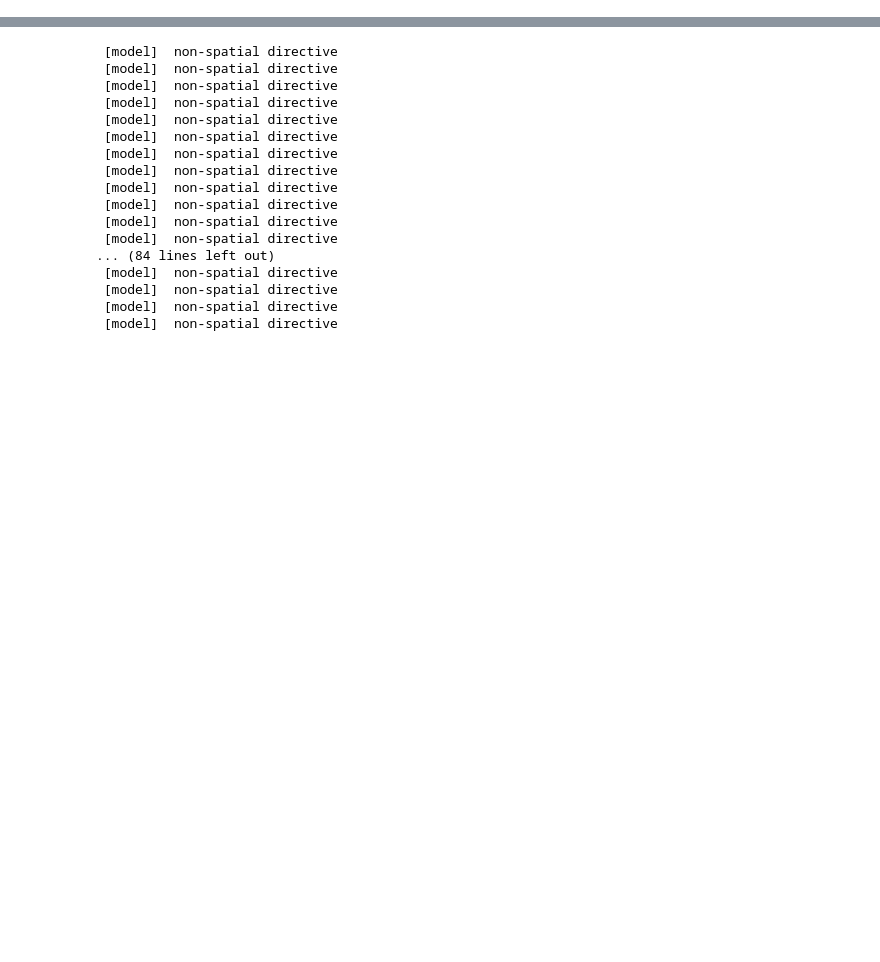
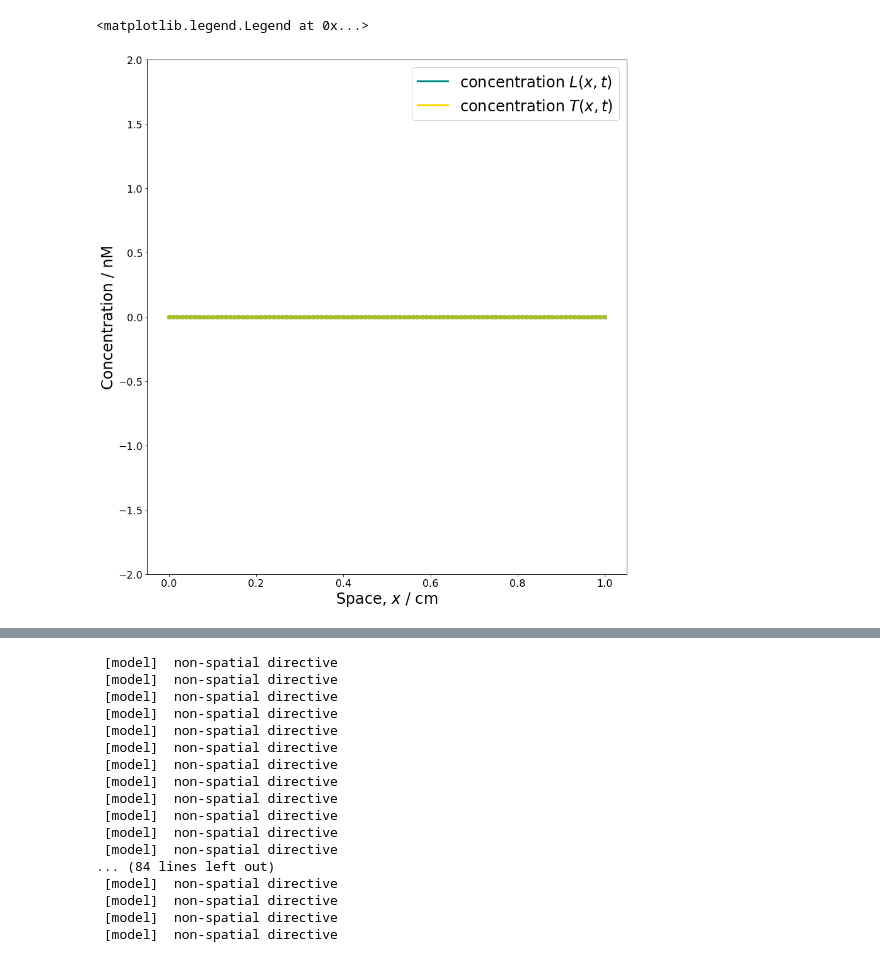
Before and after one commit to gszep/double-exclusive-reporter, a Jupyter notebook: whiteboard.ipynb, the cells around one changed output, grey strips where cells are left out. Drawn from its saved outputs; the diff is of its cells as text; code cells hidden in the pictures; blank space fills up the shorter version.

```diff
--- a/whiteboard.ipynb
+++ b/whiteboard.ipynb
@@ -39,16 +42,0 @@ grid(True)
-# %%
-
-file_path = 'simplified-model.crn'
-self = fromcrn(file_path)
-
-
-figure(figsize=(7,7))
-for i in range(1500) :
-    self.time_step()
-
-    if i % 20 == 0 :
-        plot(self.time,self.z0,'r.')
-        plot(self.time,self.z2,'g.')
-        plot(self.time,self.z1,'k.')
-
-grid(True)
@@ -54,0 +193,30 @@ grid(True)
+# %%
+fig = figure(figsize=(30,15))
+ax1 = fig.add_subplot(121)
+
+ax1.plot(model.space,model.lacI,'-',color='darkcyan',
+     label='concentration $L(x,t)$',linewidth=3)
+
+ax1.plot(model.space,model.tetR,'-',color='gold',
+     label='concentration $T(x,t)$',linewidth=3)
+
+for _ in range(20) :
+    ss = model.get_steady_state(array([model.c6,model.c12]).T).T
+    Lattractor = ss[model.nontrivials.index('lacI')]
+    Tattractor = ss[model.nontrivials.index('tetR')]
+
+    ax1.plot(model.space,Lattractor,'o',alpha=0.5,color='darkcyan')
+    ax1.plot(model.space,Tattractor,'o',alpha=0.5,color='gold')
+
+ax1.legend()
+
+xticks(fontsize=16)
+yticks(fontsize=16)
+ax1.set_ylim(-2,2)
+
+ax1.set_xlabel(r'Space, $x$ / cm',fontsize=24)
+ax1.set_ylabel(r'Concentration / nM',fontsize=24)
+ax1.legend(fontsize=24)
+# %% [output]
+<matplotlib.legend.Legend at 0x...>
+[figure, added]
```
Also changed, not shown: parts of 11 cells of this notebook, 13 other files.
